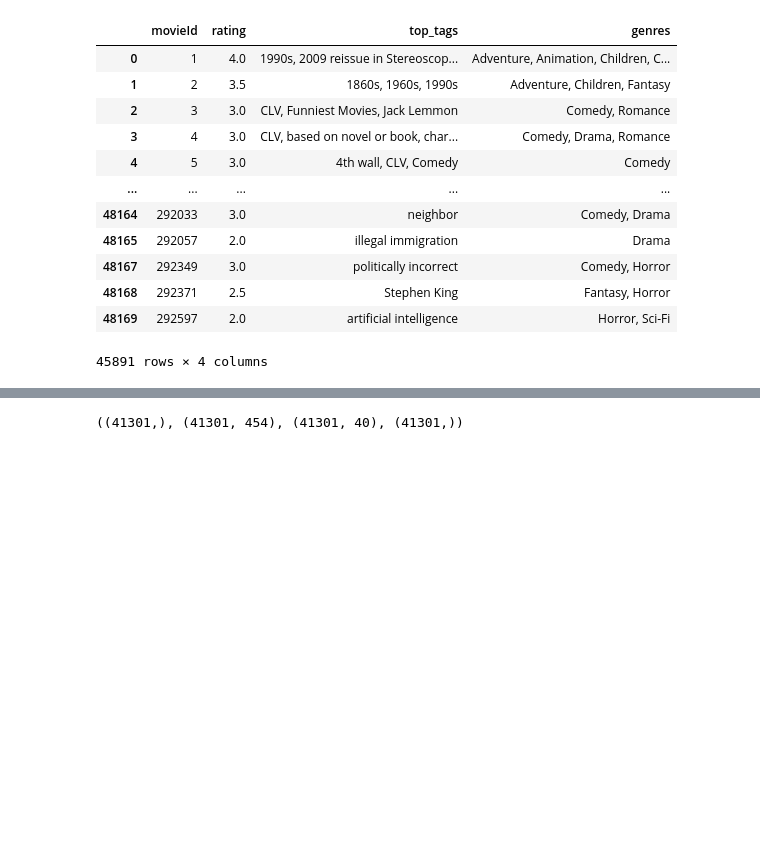
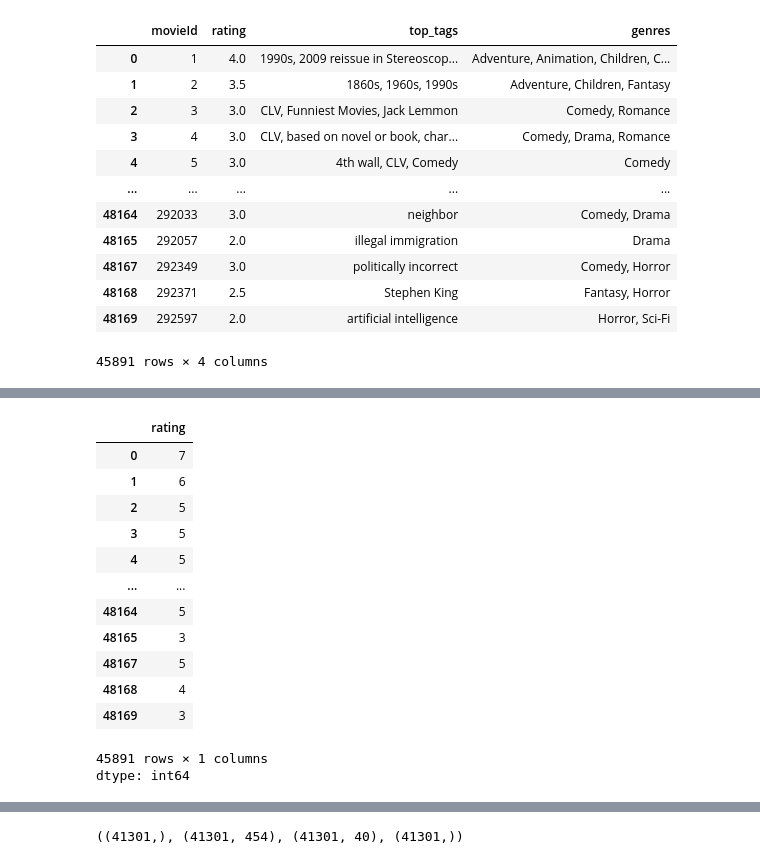
Before and after one commit to aaronmj7/MSc_project, a Jupyter notebook: Project_v1.ipynb, the cells around one changed output, grey strips where cells are left out. Cells and saved outputs as stored; diff of their text form; code cells hidden in the pictures; blank space fills up the shorter version.

```diff
--- a/Project_v1.ipynb
+++ b/Project_v1.ipynb
@@ -671,0 +673,19 @@ final_df
+# %%
+final_df['rating'] = ((final_df['rating'] - 0.5) / 0.45).astype(int)  # This scales the ratings into the range 0-9
+final_df['rating'] = np.clip(final_df['rating'], 0, 9)
+final_df['rating']
+# %% [output]
+|  | rating |
+| 0 | 7 |
+| 1 | 6 |
+| 2 | 5 |
+| 3 | 5 |
+| 4 | 5 |
+| ... | ... |
+| 48164 | 5 |
+| 48165 | 3 |
+| 48167 | 5 |
+| 48168 | 4 |
+| 48169 | 3 |
+45891 rows × 1 columns
+dtype: int64
```
Also changed, not shown: parts of 11 cells of this notebook.
